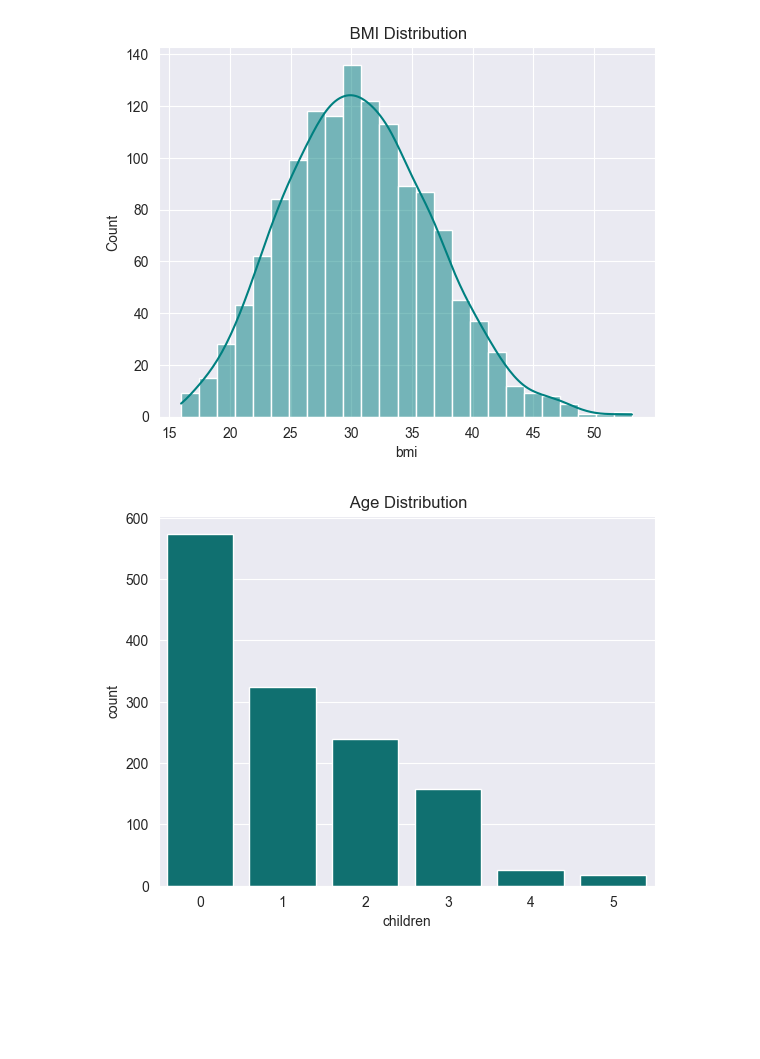
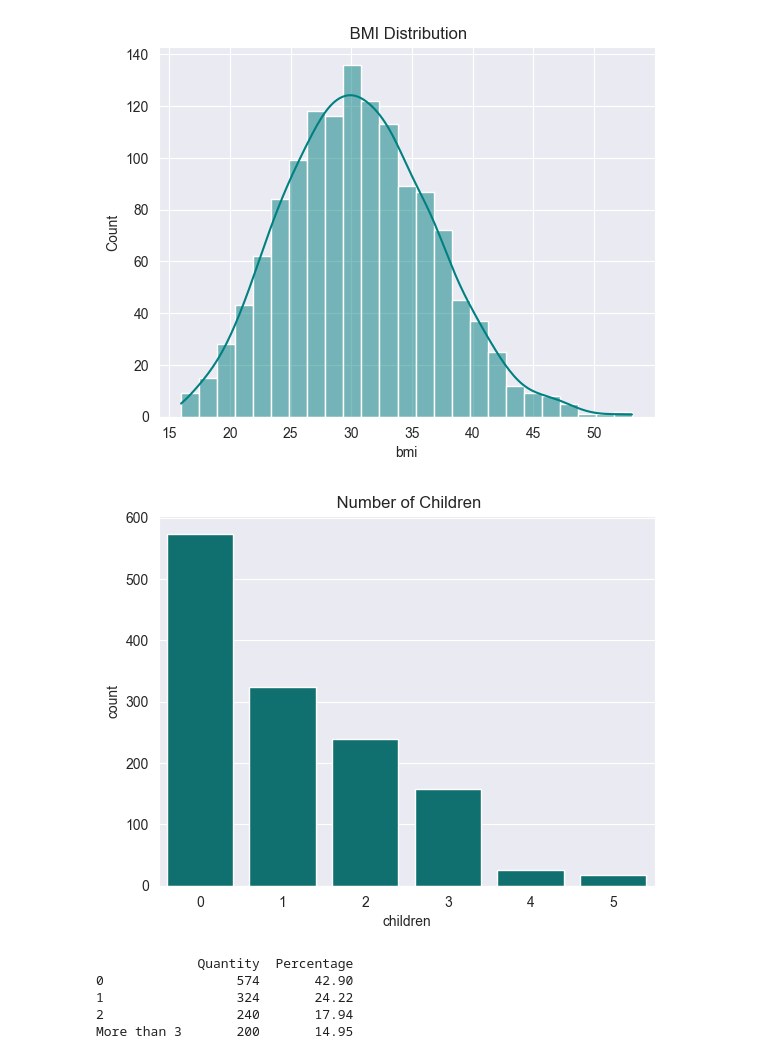
Before and after one commit to gamerOZZY/Analitica-y-visualizacion-de-datos, a Jupyter notebook: practica01/MedicalInsuranceCost.ipynb, the cells around one changed output. Saved outputs shown, nothing was run; the diff lists cells and outputs as text; code cells hidden in the pictures; blank space fills up the shorter version.

```diff
--- a/practica01/MedicalInsuranceCost.ipynb
+++ b/practica01/MedicalInsuranceCost.ipynb
@@ -100,7 +100,27 @@ plt.show()
 [figure]
 # %%
 sns.countplot(data= data, x= 'children', color= 'teal')
-plt.title(' Age Distribution')
+plt.title(' Number of Children ')
 plt.show()
 # %% [output]
-[figure, old version]
+[figure, new version]
+# %%
+import numpy as np
+
+counts = pd.Series(
+    np.where(data['children'] >= 3, 'More than 3', data['children'].astype(str))
+).value_counts()
+
+
+df_resumen = pd.DataFrame({
+    'Quantity': counts,
+    'Percentage': ((counts / counts.sum()) * 100).round(2)
+})
+
+print(df_resumen)
+# %% [output]
+             Quantity  Percentage
+0                 574       42.90
+1                 324       24.22
+2                 240       17.94
+More than 3       200       14.95
```
Also changed, not shown: parts of 2 cells of this notebook.
